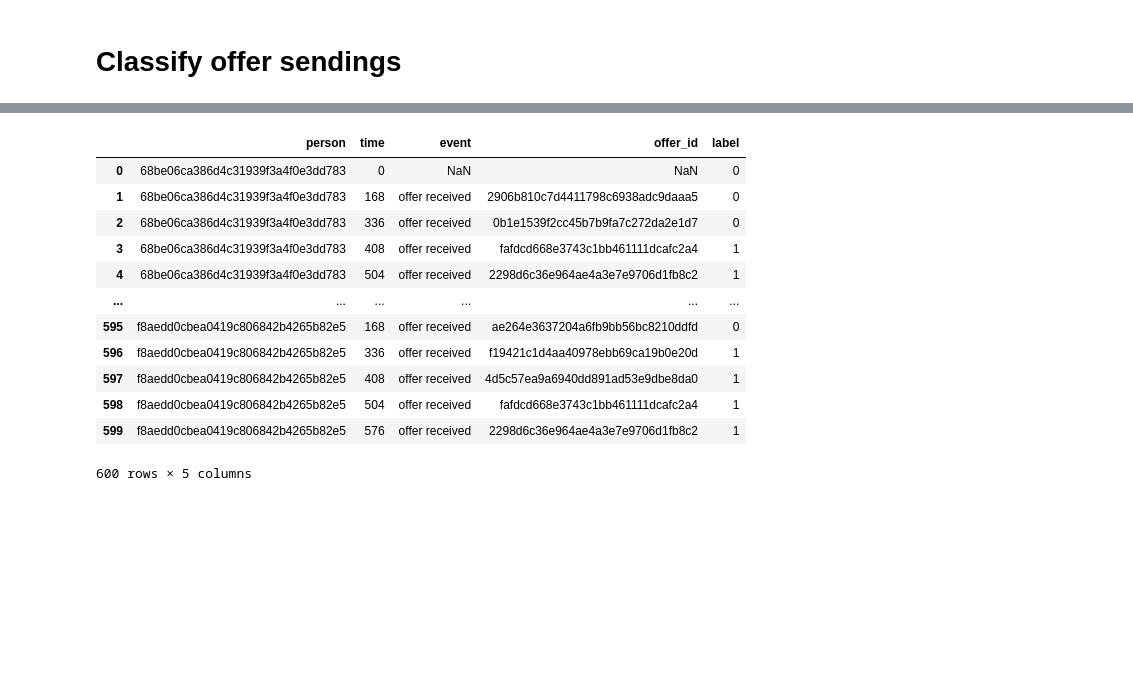
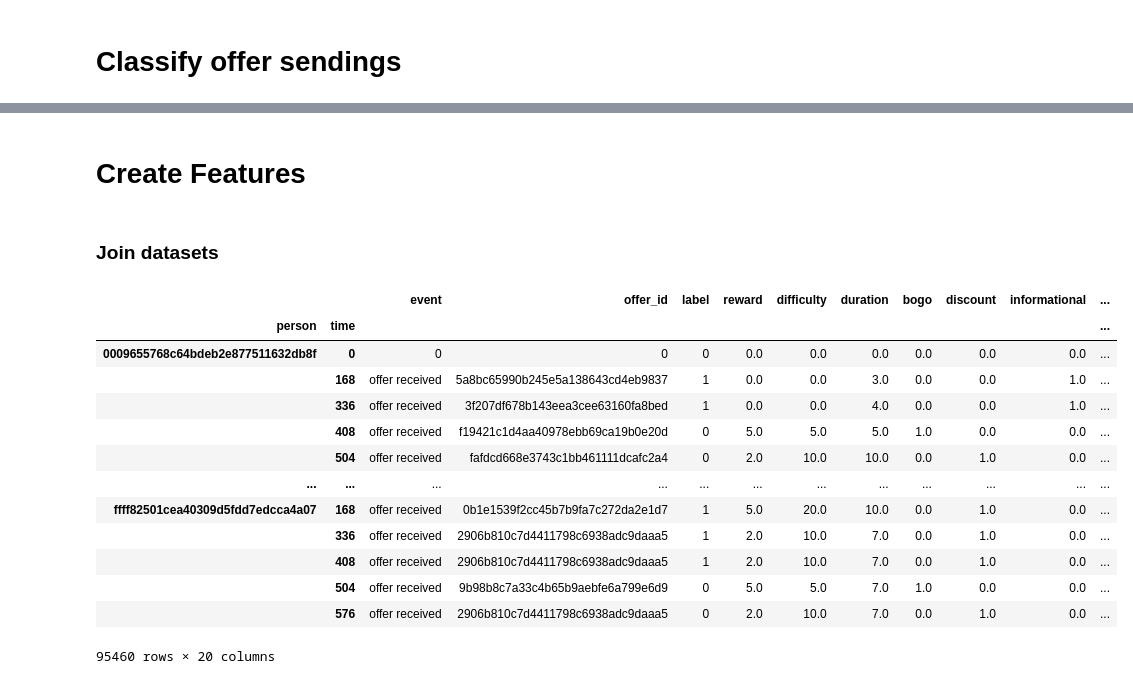
Before and after one commit to silviomori/udacity-machine-learning-capstone-starbucks, a Jupyter notebook: FeatureEngineering.ipynb, the cells around one changed output, grey strips where cells are left out. Drawn from its saved outputs; the diff is of its cells as text; code cells hidden in the pictures; blank space fills up the shorter version.

```diff
--- a/FeatureEngineering.ipynb
+++ b/FeatureEngineering.ipynb
@@ -420,16 +402,32 @@ Wall time: 8.01 s
-# %%
-offer_received_df
-# %% [output]
-|  | person | time | event | offer_id | label |
-| 0 | 68be06ca386d4c31939f3a4f0e3dd783 | 0 | NaN | NaN | 0 |
-| 1 | 68be06ca386d4c31939f3a4f0e3dd783 | 168 | offer received | 2906b810c7d4411798c6938adc9daaa5 | 0 |
-| 2 | 68be06ca386d4c31939f3a4f0e3dd783 | 336 | offer received | 0b1e1539f2cc45b7b9fa7c272da2e1d7 | 0 |
-| 3 | 68be06ca386d4c31939f3a4f0e3dd783 | 408 | offer received | fafdcd668e3743c1bb461111dcafc2a4 | 1 |
-| 4 | 68be06ca386d4c31939f3a4f0e3dd783 | 504 | offer received | 2298d6c36e964ae4a3e7e9706d1fb8c2 | 1 |
-| ... | ... | ... | ... | ... | ... |
-| 595 | f8aedd0cbea0419c806842b4265b82e5 | 168 | offer received | ae264e3637204a6fb9bb56bc8210ddfd | 0 |
-| 596 | f8aedd0cbea0419c806842b4265b82e5 | 336 | offer received | f19421c1d4aa40978ebb69ca19b0e20d | 1 |
-| 597 | f8aedd0cbea0419c806842b4265b82e5 | 408 | offer received | 4d5c57ea9a6940dd891ad53e9dbe8da0 | 1 |
-| 598 | f8aedd0cbea0419c806842b4265b82e5 | 504 | offer received | fafdcd668e3743c1bb461111dcafc2a4 | 1 |
-| 599 | f8aedd0cbea0419c806842b4265b82e5 | 576 | offer received | 2298d6c36e964ae4a3e7e9706d1fb8c2 | 1 |
-600 rows × 5 columns
+# %% [markdown]
+# Create Features
+# %% [markdown]
+### Join datasets
+# %%
+## Set index as person and time
+offer_received_df = offer_received_df.set_index(['person', 'time'])
+offer_received_df = offer_received_df.sort_index()
+
+## Join offer data with portfolio and profile data
+offer_received_df = offer_received_df.join(portfolio_df, on='offer_id')
+offer_received_df = offer_received_df.join(profile_df, on='person')
+
+## Fill NA
+offer_received_df.fillna(value=0, inplace=True)
+
+display(offer_received_df)
+# %% [output]
+|  |  | event | offer_id | label | reward | difficulty | duration | bogo | discount | informational | ... |
+| person | time |  |  |  |  |  |  |  |  |  | ... |
+| 0009655768c64bdeb2e877511632db8f | 0 | 0 | 0 | 0 | 0.0 | 0.0 | 0.0 | 0.0 | 0.0 | 0.0 | ... |
+|  | 168 | offer received | 5a8bc65990b245e5a138643cd4eb9837 | 1 | 0.0 | 0.0 | 3.0 | 0.0 | 0.0 | 1.0 | ... |
+|  | 336 | offer received | 3f207df678b143eea3cee63160fa8bed | 1 | 0.0 | 0.0 | 4.0 | 0.0 | 0.0 | 1.0 | ... |
+|  | 408 | offer received | f19421c1d4aa40978ebb69ca19b0e20d | 0 | 5.0 | 5.0 | 5.0 | 1.0 | 0.0 | 0.0 | ... |
+|  | 504 | offer received | fafdcd668e3743c1bb461111dcafc2a4 | 0 | 2.0 | 10.0 | 10.0 | 0.0 | 1.0 | 0.0 | ... |
+| ... | ... | ... | ... | ... | ... | ... | ... | ... | ... | ... | ... |
+| ffff82501cea40309d5fdd7edcca4a07 | 168 | offer received | 0b1e1539f2cc45b7b9fa7c272da2e1d7 | 1 | 5.0 | 20.0 | 10.0 | 0.0 | 1.0 | 0.0 | ... |
+|  | 336 | offer received | 2906b810c7d4411798c6938adc9daaa5 | 1 | 2.0 | 10.0 | 7.0 | 0.0 | 1.0 | 0.0 | ... |
+|  | 408 | offer received | 2906b810c7d4411798c6938adc9daaa5 | 1 | 2.0 | 10.0 | 7.0 | 0.0 | 1.0 | 0.0 | ... |
+|  | 504 | offer received | 9b98b8c7a33c4b65b9aebfe6a799e6d9 | 0 | 5.0 | 5.0 | 7.0 | 1.0 | 0.0 | 0.0 | ... |
+|  | 576 | offer received | 2906b810c7d4411798c6938adc9daaa5 | 0 | 2.0 | 10.0 | 7.0 | 0.0 | 1.0 | 0.0 | ... |
+95460 rows × 20 columns
```
Also changed, not shown: parts of 17 cells of this notebook.
